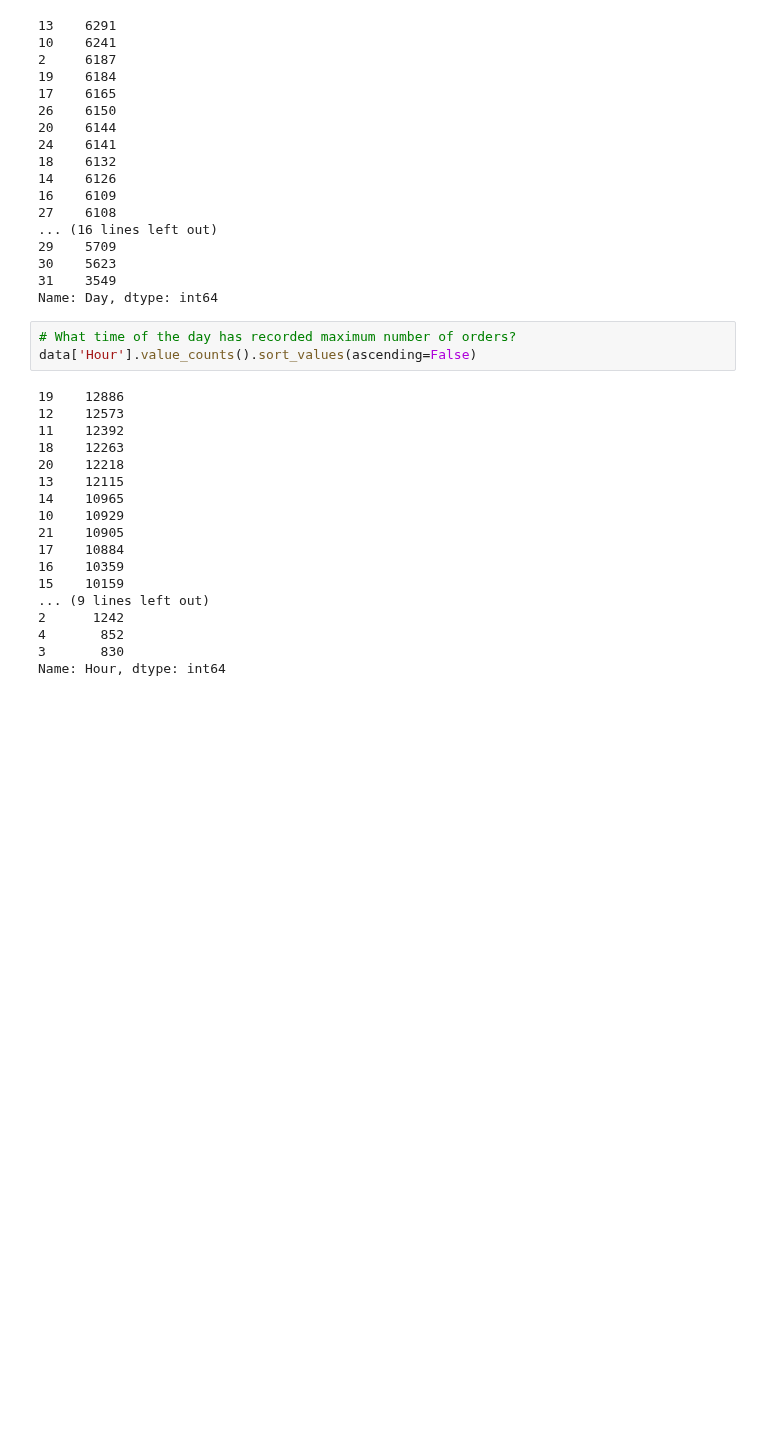
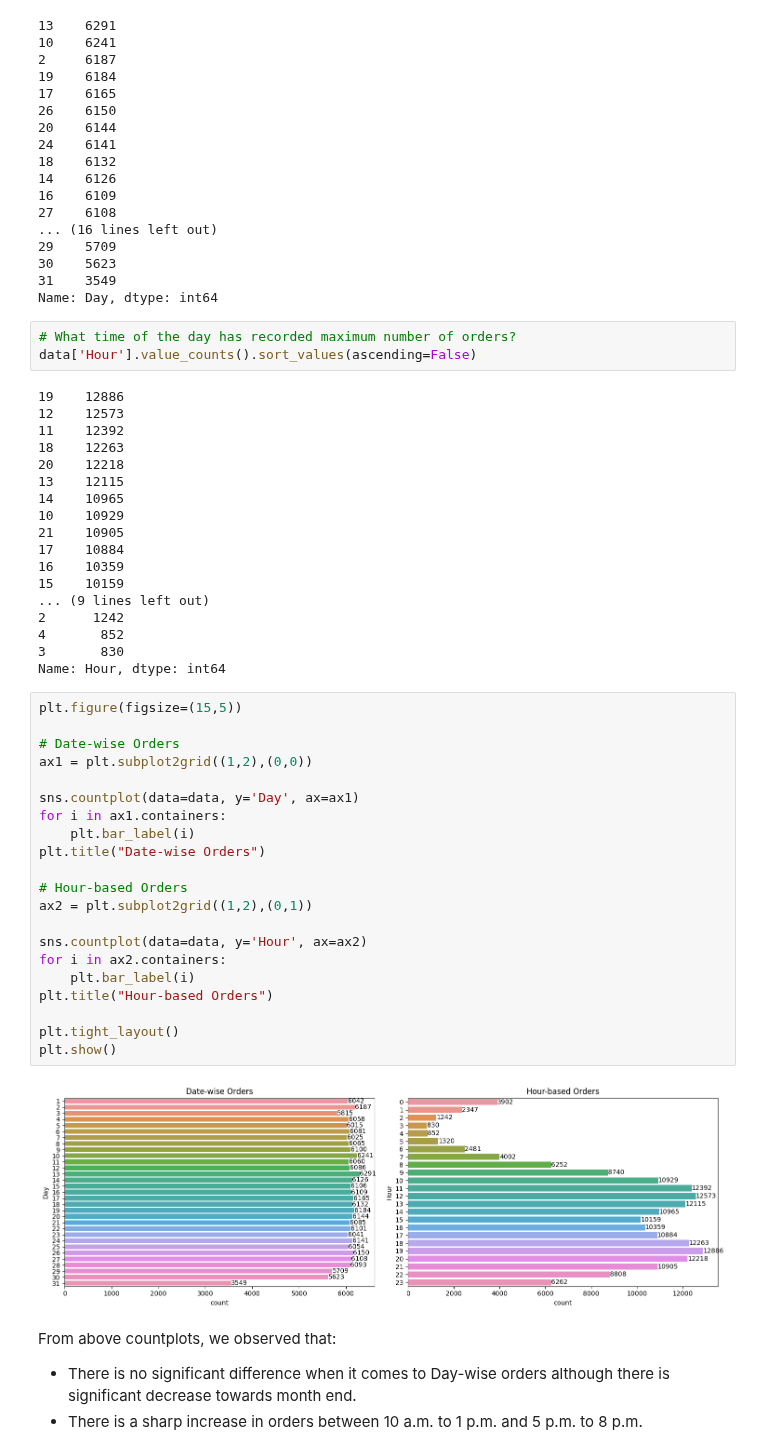
Before and after one commit to Akshay-Paunikar/Statistics_for_Data_Science, a Jupyter notebook: Complete_Statistics_Implementation_for_Data_Science.ipynb, the cells around one changed output. Saved outputs shown, nothing was run; the diff lists cells and outputs as text; blank space fills up the shorter version.

```diff
--- a/Complete_Statistics_Implementation_for_Data_Science.ipynb
+++ b/Complete_Statistics_Implementation_for_Data_Science.ipynb
@@ -363,3 +370,30 @@ data['Hour'].value_counts().sort_values(ascending=False)
 4       852
 3       830
 Name: Hour, dtype: int64
+# %%
+plt.figure(figsize=(15,5))
+
+# Date-wise Orders
+ax1 = plt.subplot2grid((1,2),(0,0))
+
+sns.countplot(data=data, y='Day', ax=ax1)
+for i in ax1.containers:
+    plt.bar_label(i)
+plt.title("Date-wise Orders")
+
+# Hour-based Orders
+ax2 = plt.subplot2grid((1,2),(0,1))
+
+sns.countplot(data=data, y='Hour', ax=ax2)
+for i in ax2.containers:
+    plt.bar_label(i)
+plt.title("Hour-based Orders")
+
+plt.tight_layout()
+plt.show()
+# %% [output]
+[figure, added]
+# %% [markdown]
+From above countplots, we observed that:
+ - There is no significant difference when it comes to Day-wise orders although there is significant decrease towards month end.
+ - There is a sharp increase in orders between 10 a.m. to 1 p.m. and 5 p.m. to 8 p.m.
```
Also changed, not shown: parts of 4 cells of this notebook.
